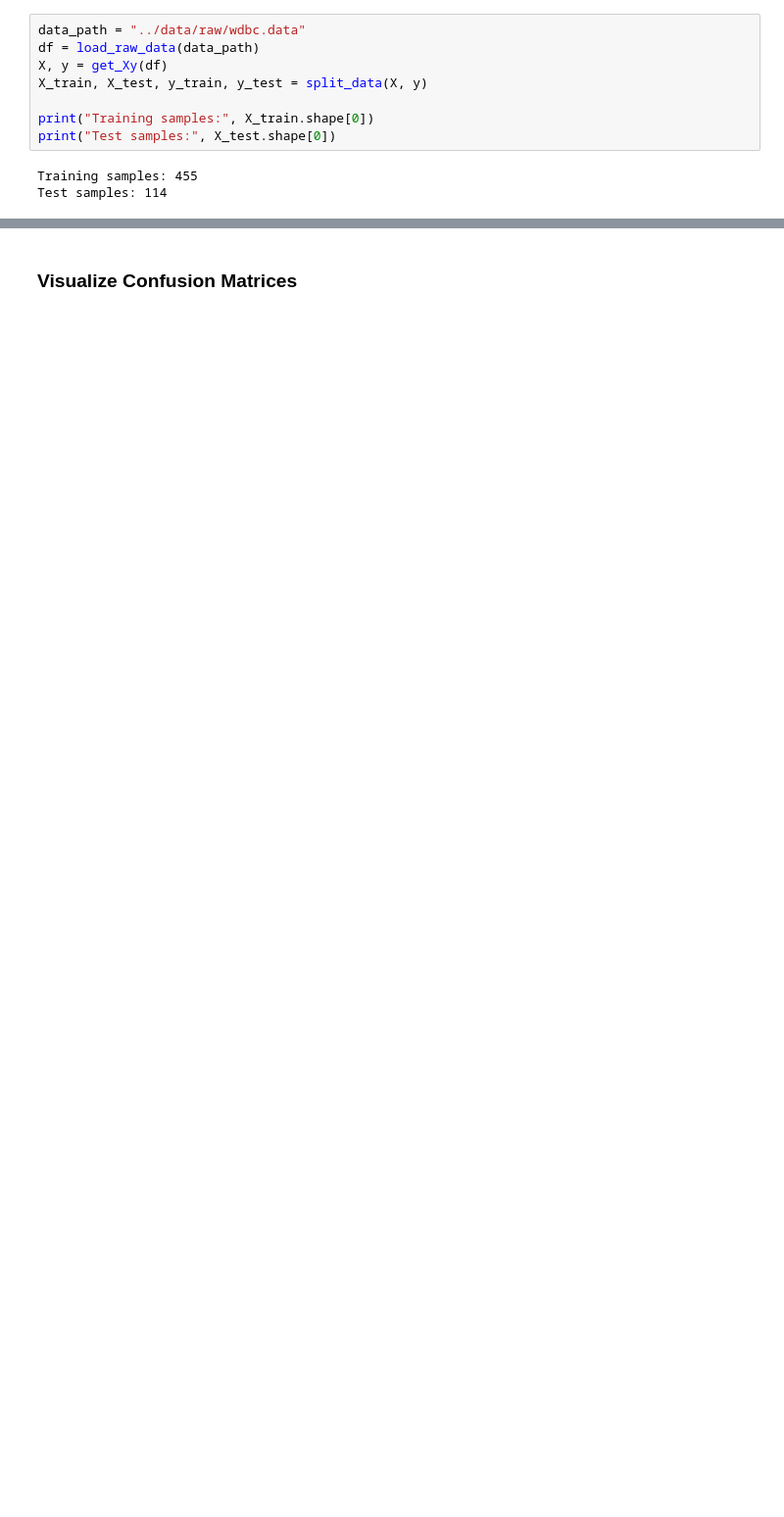
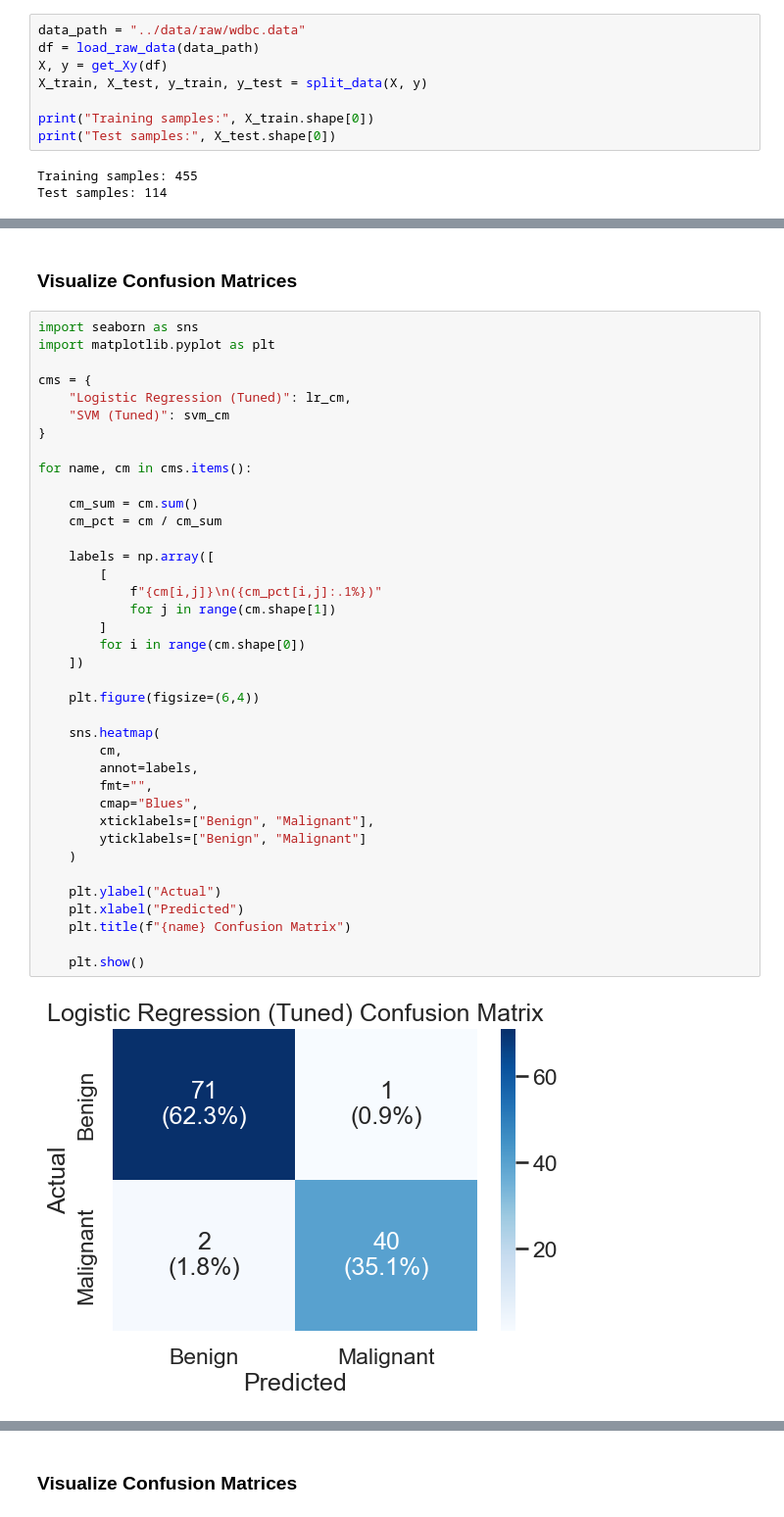
Before and after one commit to sarahcreighton/breast-cancer-classifier, a Jupyter notebook: notebooks/02_modelling.ipynb, the cells around one changed output, grey strips where cells are left out. Shown at 98% size. Drawn from its saved outputs; the diff is of its cells as text; blank space fills up the shorter version.

```diff
--- a/notebooks/02_modelling.ipynb
+++ b/notebooks/02_modelling.ipynb
@@ -112,0 +231,42 @@ vis.plot_pca(df, palette=cols)
+# %% [markdown]
+### Visualize Confusion Matrices
+# %%
+import seaborn as sns
+import matplotlib.pyplot as plt
+
+cms = {
+    "Logistic Regression (Tuned)": lr_cm,
+    "SVM (Tuned)": svm_cm
+}
+
+for name, cm in cms.items():
+
+    cm_sum = cm.sum()
+    cm_pct = cm / cm_sum
+
+    labels = np.array([
+        [
+            f"{cm[i,j]}\n({cm_pct[i,j]:.1%})"
+            for j in range(cm.shape[1])
+        ]
+        for i in range(cm.shape[0])
+    ])
+
+    plt.figure(figsize=(6,4))
+
+    sns.heatmap(
+        cm,
+        annot=labels,
+        fmt="",
+        cmap="Blues",
+        xticklabels=["Benign", "Malignant"],
+        yticklabels=["Benign", "Malignant"]
+    )
+
+    plt.ylabel("Actual")
+    plt.xlabel("Predicted")
+    plt.title(f"{name} Confusion Matrix")
+
+    plt.show()
+# %% [output]
+[figure, added]
```
Also changed, not shown: parts of 46 cells of this notebook, 2 other files.
